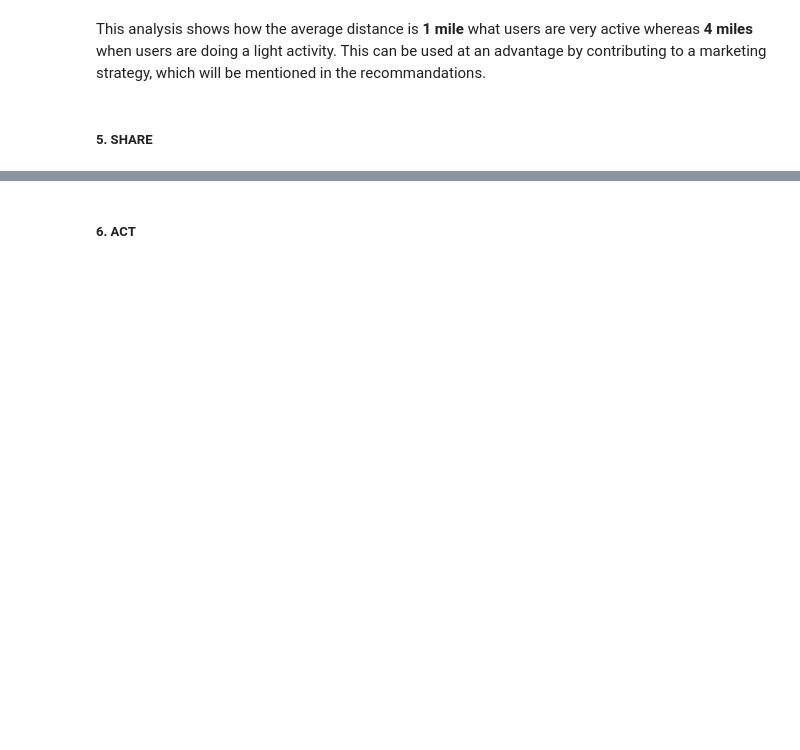
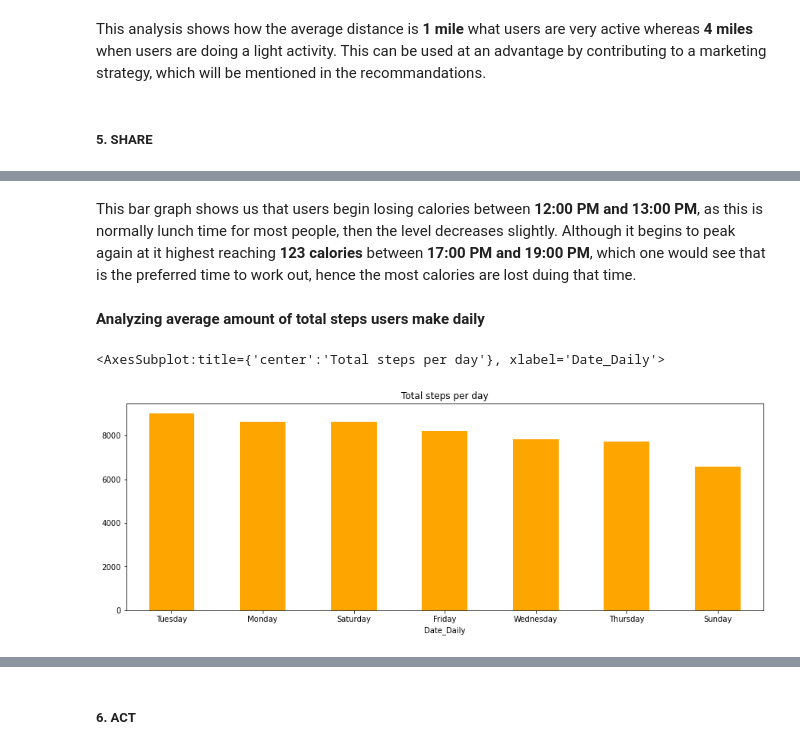
Before and after one commit to KhanyiMM0/bellabeat_technology_capstone, a Jupyter notebook: bellabeat_technology.ipynb, the cells around one changed output, grey strips where cells are left out. Drawn from its saved outputs; the diff is of its cells as text; code cells hidden in the pictures; blank space fills up the shorter version.

```diff
--- a/bellabeat_technology.ipynb
+++ b/bellabeat_technology.ipynb
@@ -450,0 +476,10 @@ This analysis shows how the average distance is **1 mile** what users are very a
+# %% [markdown]
+This bar graph shows us that users begin losing calories between **12:00 PM and 13:00 PM**, as this is normally lunch time for most people, then the level decreases slightly. Although it begins to peak again at it highest reaching **123 calories** between **17:00 PM and 19:00 PM**, which one would see that is the preferred time to work out, hence the most calories are lost duing that time.
+# %% [markdown]
+**Analyzing average amount of total steps users make daily**
+# %%
+fig, ax = plt.subplots(figsize=(15,5))
+merged_daily_data.groupby(merged_daily_data['Date_Daily'].dt.day_name())['TotalSteps'].mean().sort_values(ascending=False).plot(kind='bar', title='Total steps per day', color='orange', rot=0, ax=ax)
+# %% [output]
+<AxesSubplot:title={'center':'Total steps per day'}, xlabel='Date_Daily'>
+[figure, added]
```
Also changed, not shown: parts of 14 cells of this notebook.
